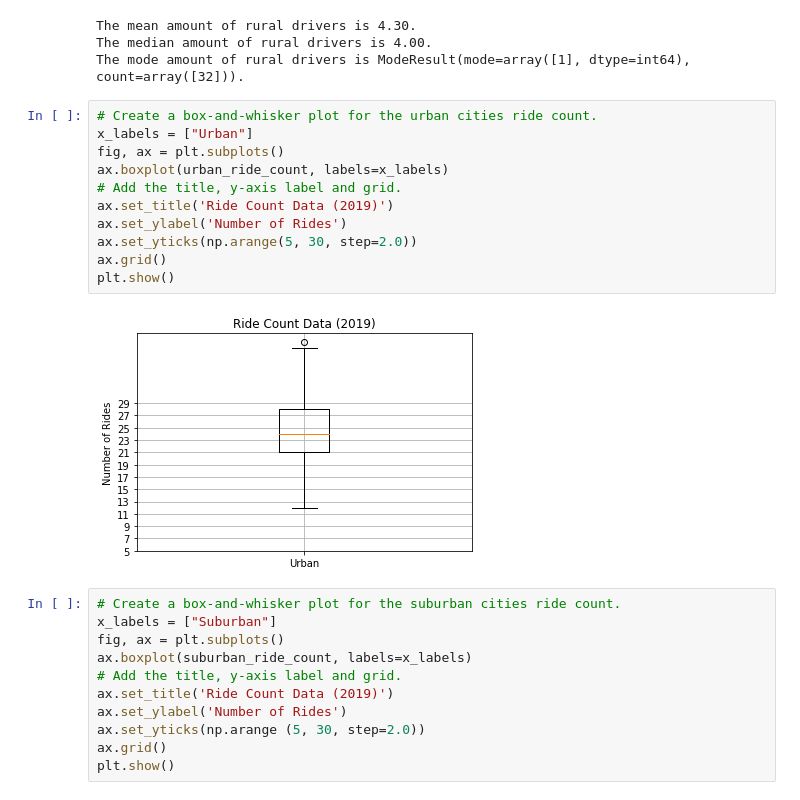
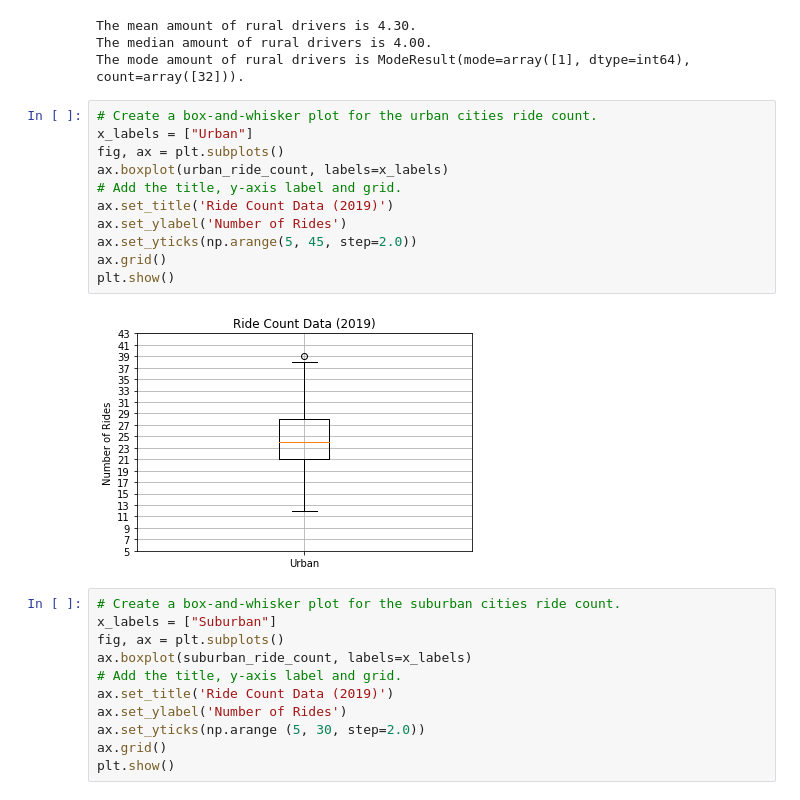
Before and after one commit to sloth143chunk/PyBer_Analysis, a Jupyter notebook: PyBer.ipynb, the cells around one changed output. Saved outputs shown, nothing was run; the diff lists cells and outputs as text.

```diff
--- a/PyBer.ipynb
+++ b/PyBer.ipynb
@@ -591,16 +591,16 @@ The mode amount of rural drivers is ModeResult(mode=array([1], dtype=int64), cou
 # %%
 # Create a box-and-whisker plot for the urban cities ride count.
 x_labels = ["Urban"]
 fig, ax = plt.subplots()
 ax.boxplot(urban_ride_count, labels=x_labels)
 # Add the title, y-axis label and grid.
 ax.set_title('Ride Count Data (2019)')
 ax.set_ylabel('Number of Rides')
-ax.set_yticks(np.arange(5, 30, step=2.0))
+ax.set_yticks(np.arange(5, 45, step=2.0))
 ax.grid()
 plt.show()
 # %% [output]
-[figure, old version]
+[figure, new version]
 # %%
 # Create a box-and-whisker plot for the suburban cities ride count.
 x_labels = ["Suburban"]
```
Also changed, not shown: parts of 10 cells of this notebook.
